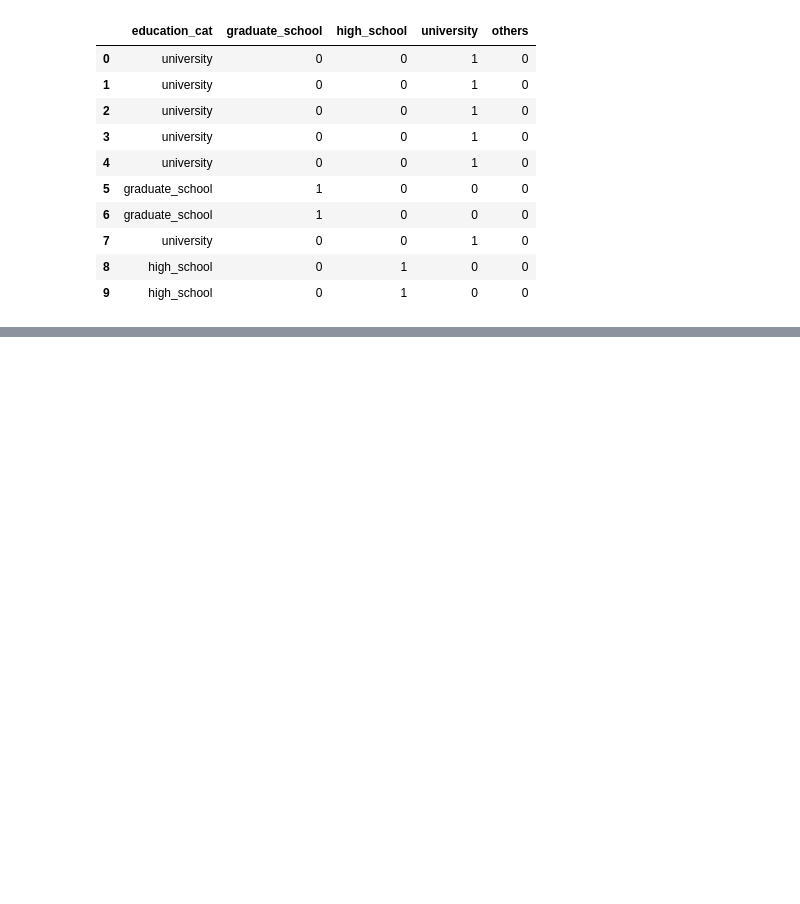
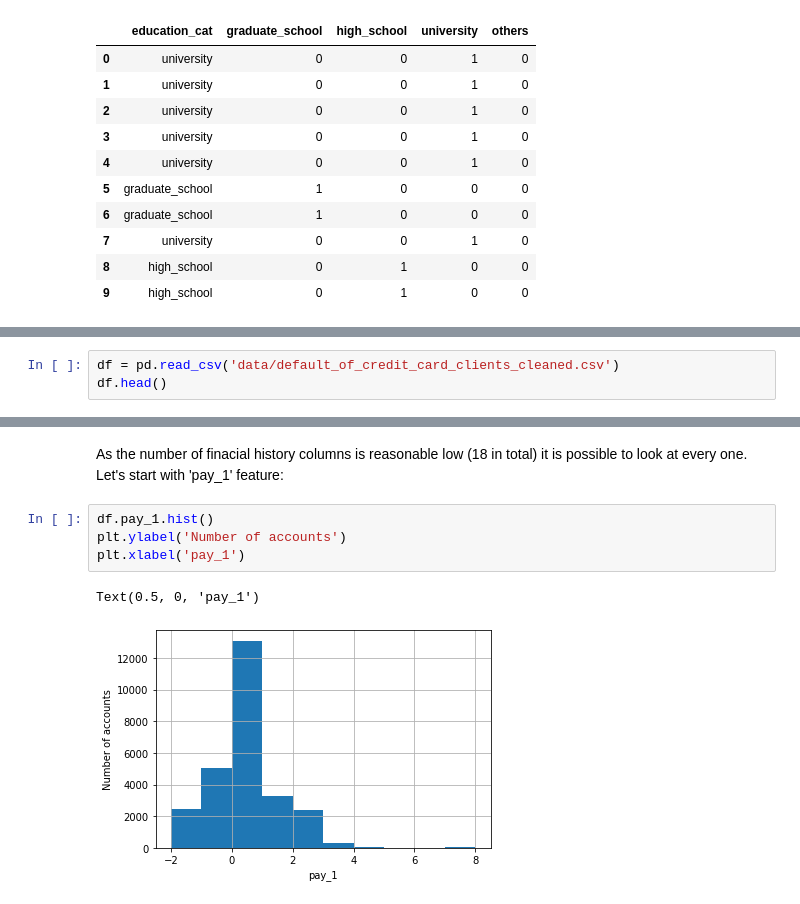
Before and after one commit to jeantardelli/data-science, a Jupyter notebook: loading-and-examining-data.ipynb, the cells around one changed output, grey strips where cells are left out. Saved outputs shown, nothing was run; the diff lists cells and outputs as text; blank space fills up the shorter version.

Commit message:
Exploring and Cleaning the Data - Exploring the remaining features (1e)

```diff
--- a/loading-and-examining-data.ipynb
+++ b/loading-and-examining-data.ipynb
@@ -448,0 +459,3 @@ Saving the resultant dataframe for posteri
+# %%
+df = pd.read_csv('data/default_of_credit_card_clients_cleaned.csv')
+df.head()
@@ -448,0 +515,9 @@ Saving the resultant dataframe for posteri
+# %% [markdown]
+As the number of finacial history columns is reasonable low (18 in total) it is possible to look at every one. Let's start with 'pay_1' feature:
+# %%
+df.pay_1.hist()
+plt.ylabel('Number of accounts')
+plt.xlabel('pay_1')
+# %% [output]
+Text(0.5, 0, 'pay_1')
+[figure, added]
```
Also changed, not shown: parts of 34 cells of this notebook.
